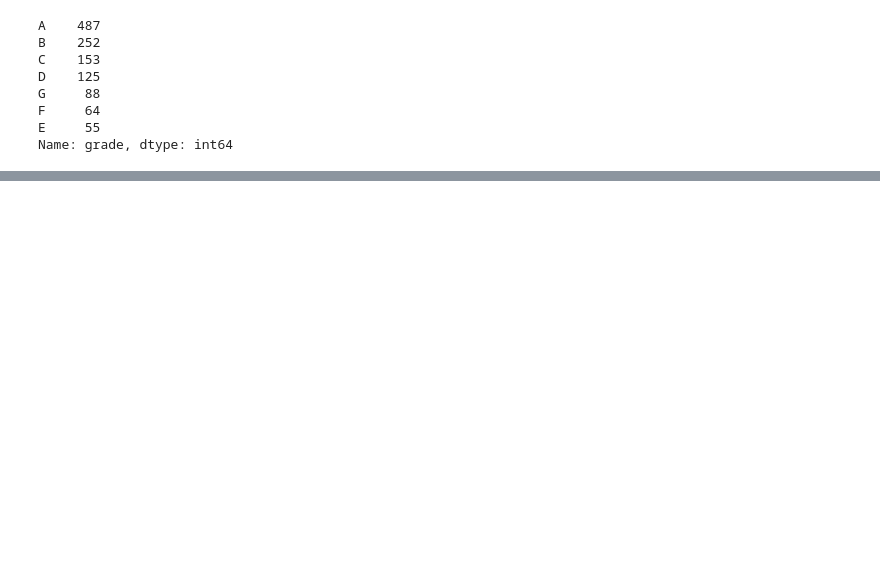
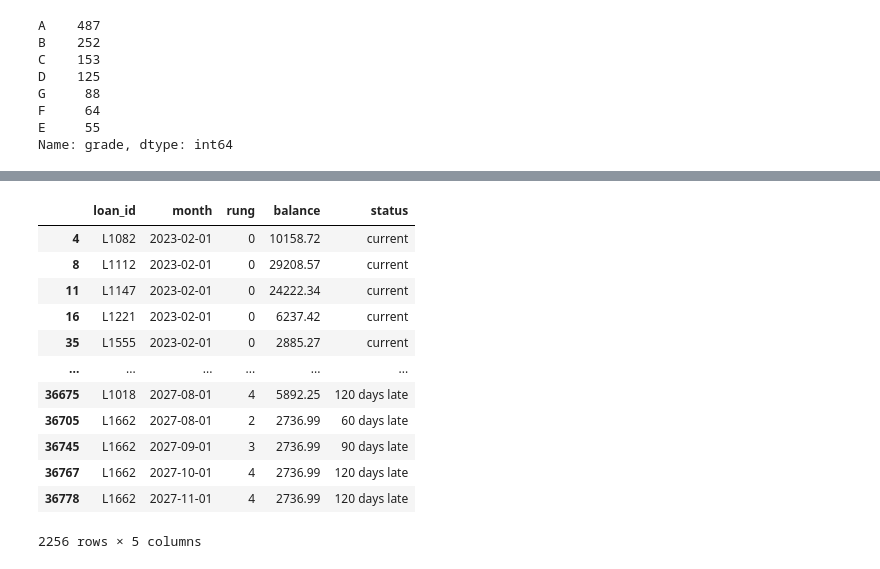
Before and after one commit to aishwaryapv-02/loan-portfolio-risk-analyzer, a Jupyter notebook: notebooks/02_status_simulation.ipynb, the cells around one changed output, grey strips where cells are left out. Cells and saved outputs as stored; diff of their text form; code cells hidden in the pictures; blank space fills up the shorter version.

```diff
--- a/notebooks/02_status_simulation.ipynb
+++ b/notebooks/02_status_simulation.ipynb
@@ -231,0 +233,17 @@ status_monthly
+# %%
+charge_offs = status_monthly[status_monthly['loan_id'].isin(charged_off)]
+charge_offs
+# %% [output]
+|  | loan_id | month | rung | balance | status |
+| 4 | L1082 | 2023-02-01 | 0 | 10158.72 | current |
+| 8 | L1112 | 2023-02-01 | 0 | 29208.57 | current |
+| 11 | L1147 | 2023-02-01 | 0 | 24222.34 | current |
+| 16 | L1221 | 2023-02-01 | 0 | 6237.42 | current |
+| 35 | L1555 | 2023-02-01 | 0 | 2885.27 | current |
+| ... | ... | ... | ... | ... | ... |
+| 36675 | L1018 | 2027-08-01 | 4 | 5892.25 | 120 days late |
+| 36705 | L1662 | 2027-08-01 | 2 | 2736.99 | 60 days late |
+| 36745 | L1662 | 2027-09-01 | 3 | 2736.99 | 90 days late |
+| 36767 | L1662 | 2027-10-01 | 4 | 2736.99 | 120 days late |
+| 36778 | L1662 | 2027-11-01 | 4 | 2736.99 | 120 days late |
+2256 rows × 5 columns
```
Also changed, not shown: parts of 19 cells of this notebook, 3 other files.
